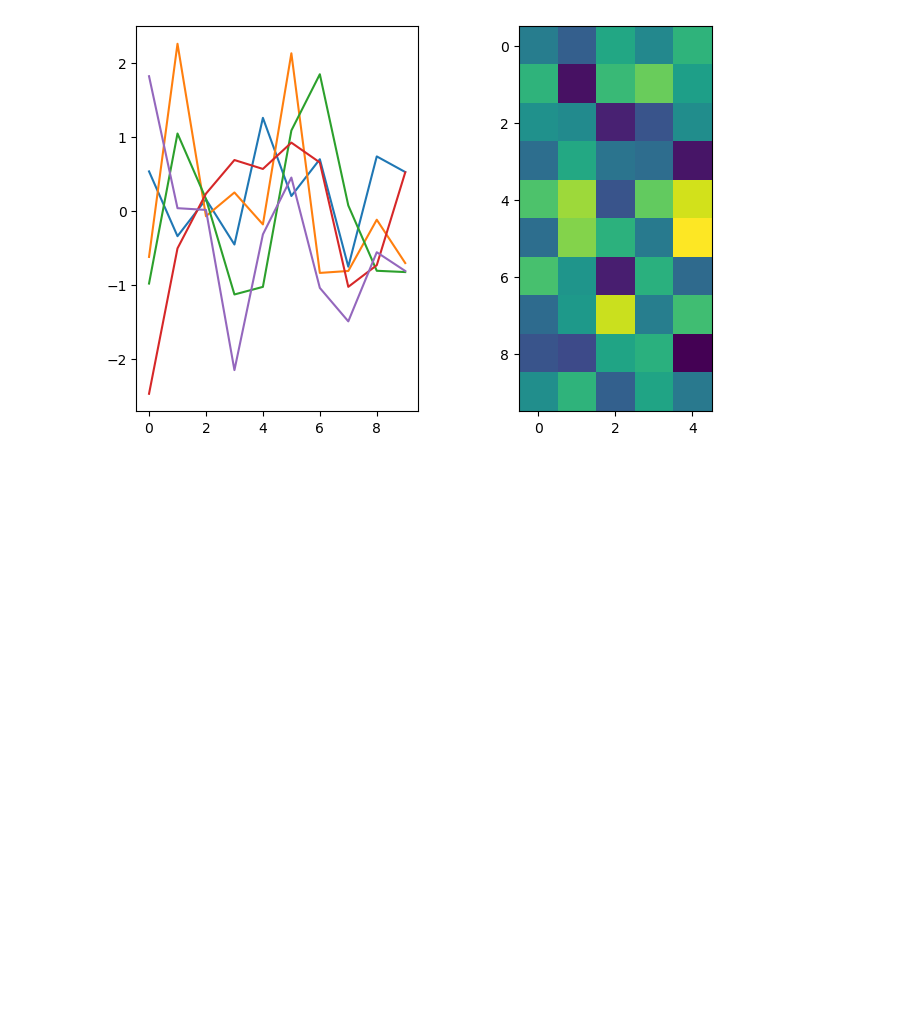
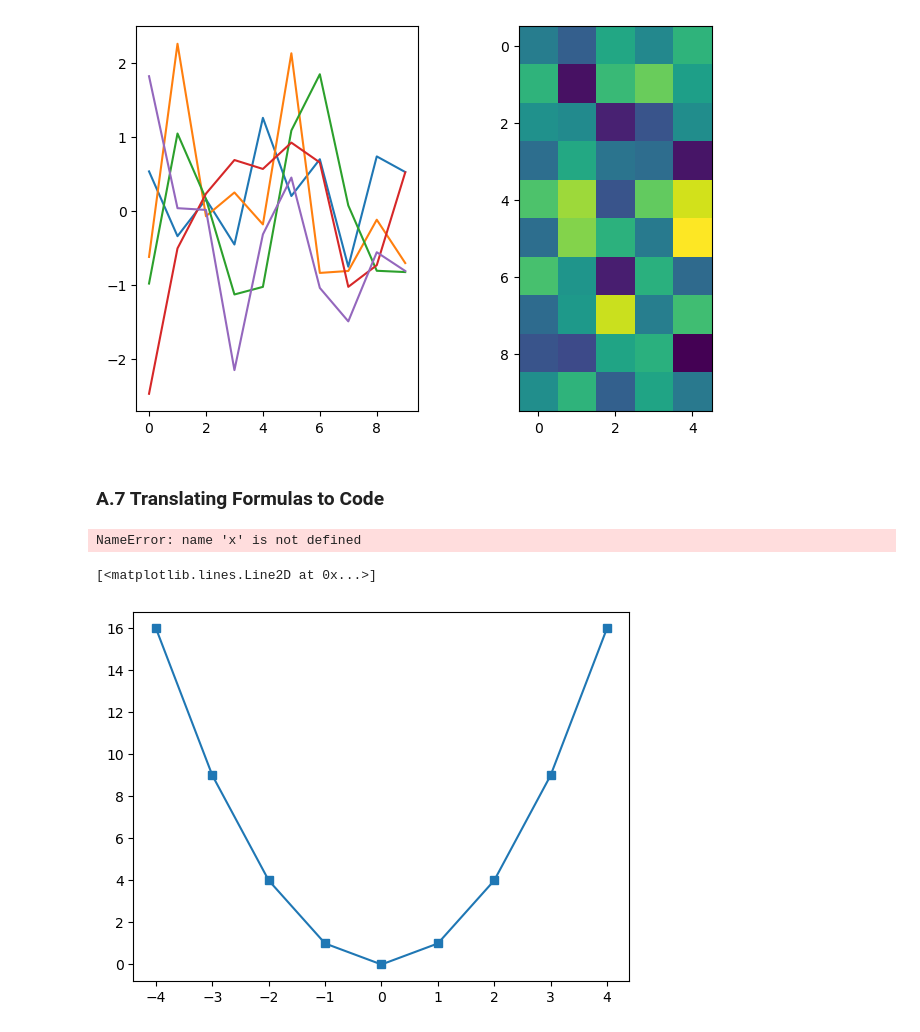
Before and after one commit to refigo/mathematics-vault, a Jupyter notebook: Linear_Algebra/linarg4ds/python_tutorial/python_tutorial.ipynb, the cells around one changed output. Drawn from its saved outputs; the diff is of its cells as text; code cells hidden in the pictures; blank space fills up the shorter version.

Commit message:
Feat: Python Tutorial A.7 Translating Formulas to Code

```diff
--- a/Linear_Algebra/linarg4ds/python_tutorial/python_tutorial.ipynb
+++ b/Linear_Algebra/linarg4ds/python_tutorial/python_tutorial.ipynb
@@ -142,3 +142,17 @@ axs[1].imshow(np.random.randn(10,5)) # 3) image plot on the right
 # %% [output]
 <matplotlib.image.AxesImage at 0x...>
 [figure]
+# %% [markdown]
+### A.7 Translating Formulas to Code
+# %%
+y = x**2
+# %% [output]
+NameError: name 'x' is not defined
+# %%
+x = np.arange(-4,5)
+y = x**2
+# %%
+plt.plot(x,y,'s-')
+# %% [output]
+[<matplotlib.lines.Line2D at 0x...>]
+[figure, added]
```
Also changed, not shown: parts of 2 cells of this notebook.
